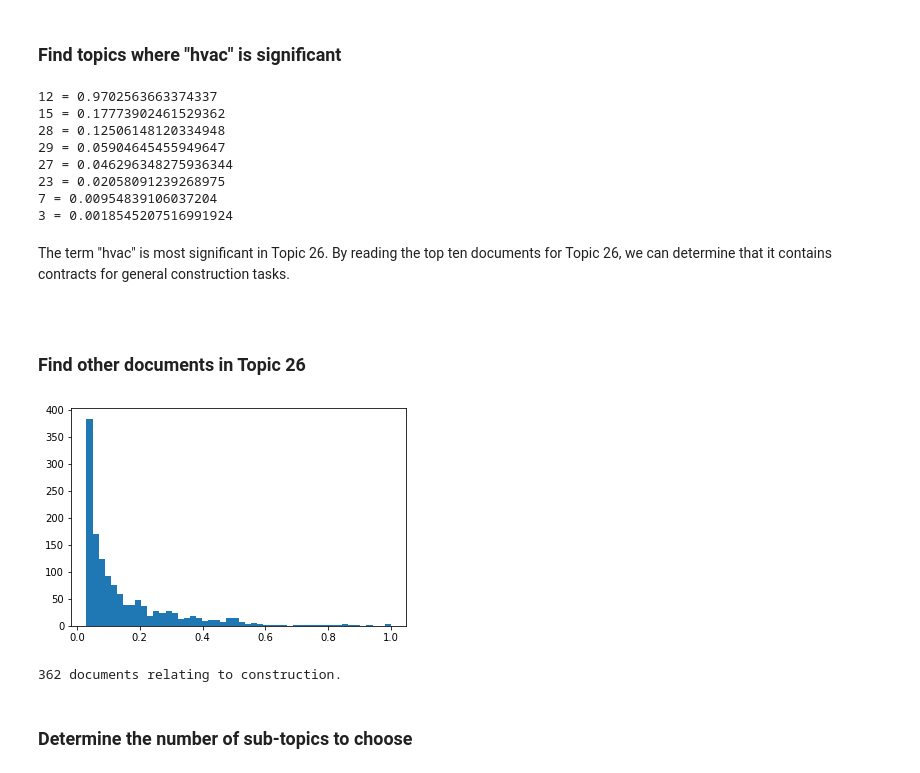
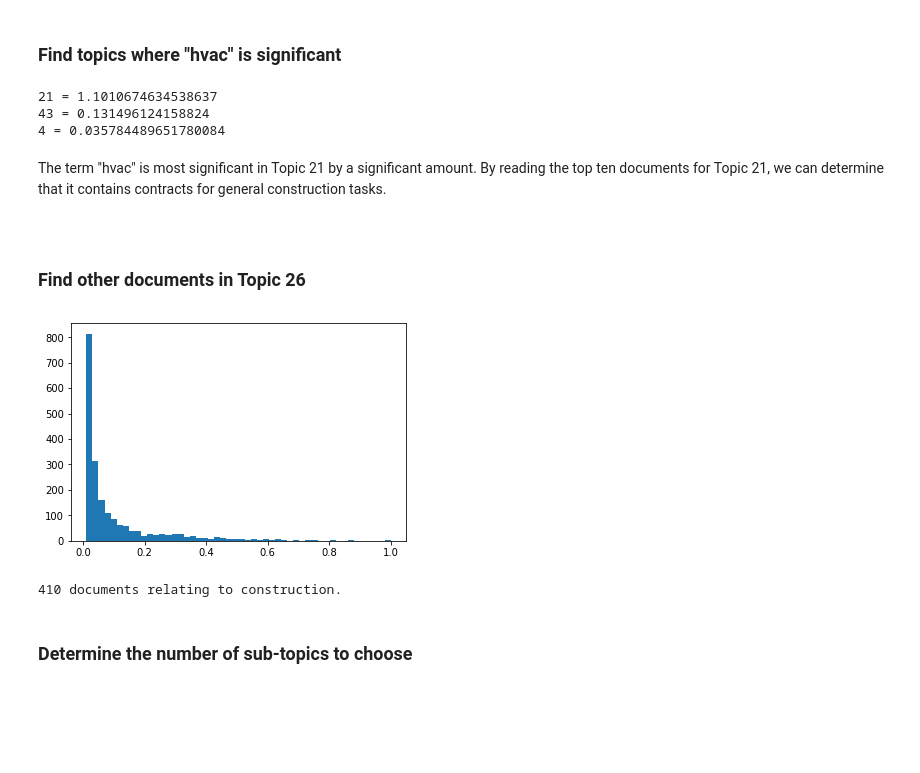
Before and after one commit to mevers303/missionmark, a Jupyter notebook: src/subtopic_poc.ipynb, the cells around one changed output. Cells and saved outputs as stored; diff of their text form; code cells hidden in the pictures; blank space fills up the shorter version.

```diff
--- a/src/subtopic_poc.ipynb
+++ b/src/subtopic_poc.ipynb
@@ -74,40 +74,35 @@ Loading ../output/NMF.pkl from cache...
 # %% [markdown]
 ### Find topics where "hvac" is significant
 # %%
-hvac_i = tfidf.vocabulary_["forc"]
+hvac_i = tfidf.vocabulary_["hvac"]
 n_hvac_topics = np.count_nonzero(H[:, hvac_i])
 hvac_topics = np.argsort(H[:, hvac_i])[::-1][:n_hvac_topics]
 hvac_topics_strength = H[:, hvac_i].flatten()[hvac_topics]
 for topic_i, strength in zip(hvac_topics, hvac_topics_strength):
     print(topic_i, "=", strength)
 # %% [output]
-12 = 0.9702563663374337
-15 = 0.17773902461529362
-28 = 0.12506148120334948
-29 = 0.05904645455949647
-27 = 0.046296348275936344
-23 = 0.02058091239268975
-7 = 0.00954839106037204
-3 = 0.0018545207516991924
+21 = 1.1010674634538637
+43 = 0.131496124158824
+4 = 0.035784489651780084
 # %% [markdown]
-The term "hvac" is most significant in Topic 26.  By reading the top ten documents for Topic 26, we can determine that it contains contracts for general construction tasks.
+The term "hvac" is most significant in Topic 21 by a significant amount.  By reading the top ten documents for Topic 21, we can determine that it contains contracts for general construction tasks.
 <br />
 <br />
 # %% [markdown]
 ### Find other documents in Topic 26
 # %%
-construction = W[:, 31]
+construction = W[:, 21]
 construction /= construction.max()
-_ = plt.hist(construction[construction > 0.03], bins=50)
+_ = plt.hist(construction[construction > 0.01], bins=50)
 # %% [output]
-[figure, old version]
+[figure, new version]
 # %%
-threshold = .19
+threshold = .15
 construction_tfidf = tfidf_corpus[construction > threshold]
 construction_corpus = corpus[construction > threshold]
 print(construction_tfidf.shape[0], "documents relating to construction.")
 # %% [output]
-362 documents relating to construction.
+410 documents relating to construction.
 # %% [markdown]
 ### Determine the number of sub-topics to choose
 # %%
```
Also changed, not shown: parts of 4 cells of this notebook, 6 other files.
